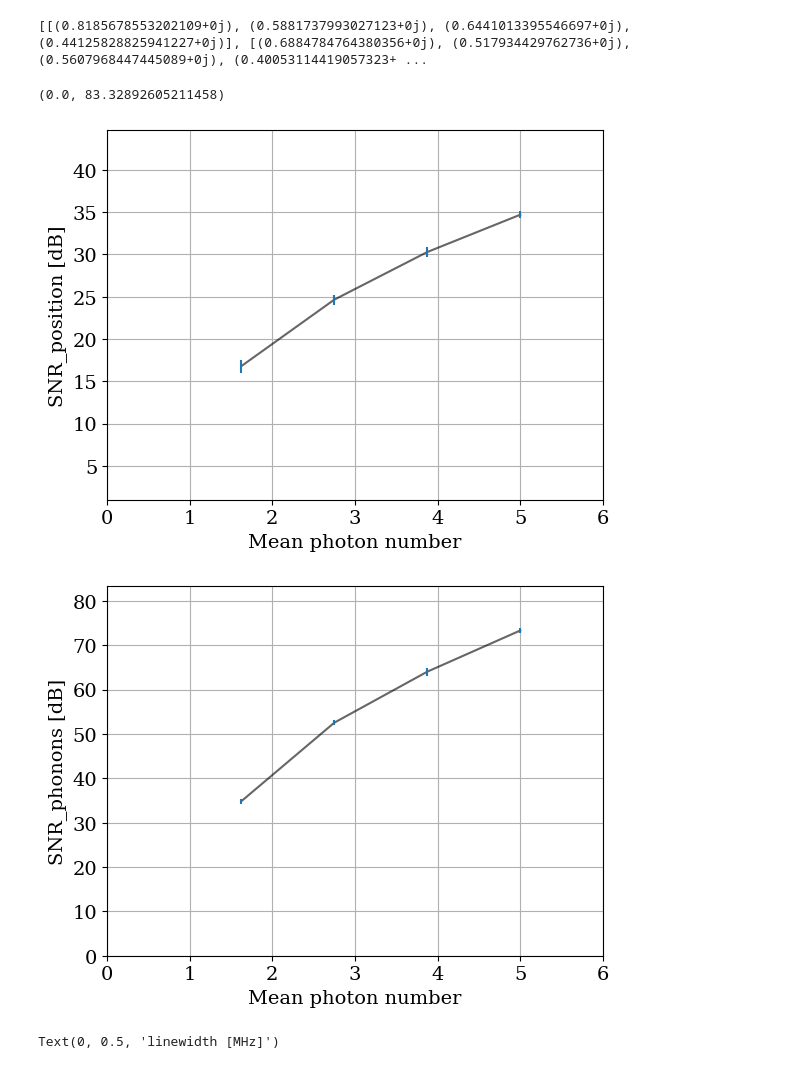
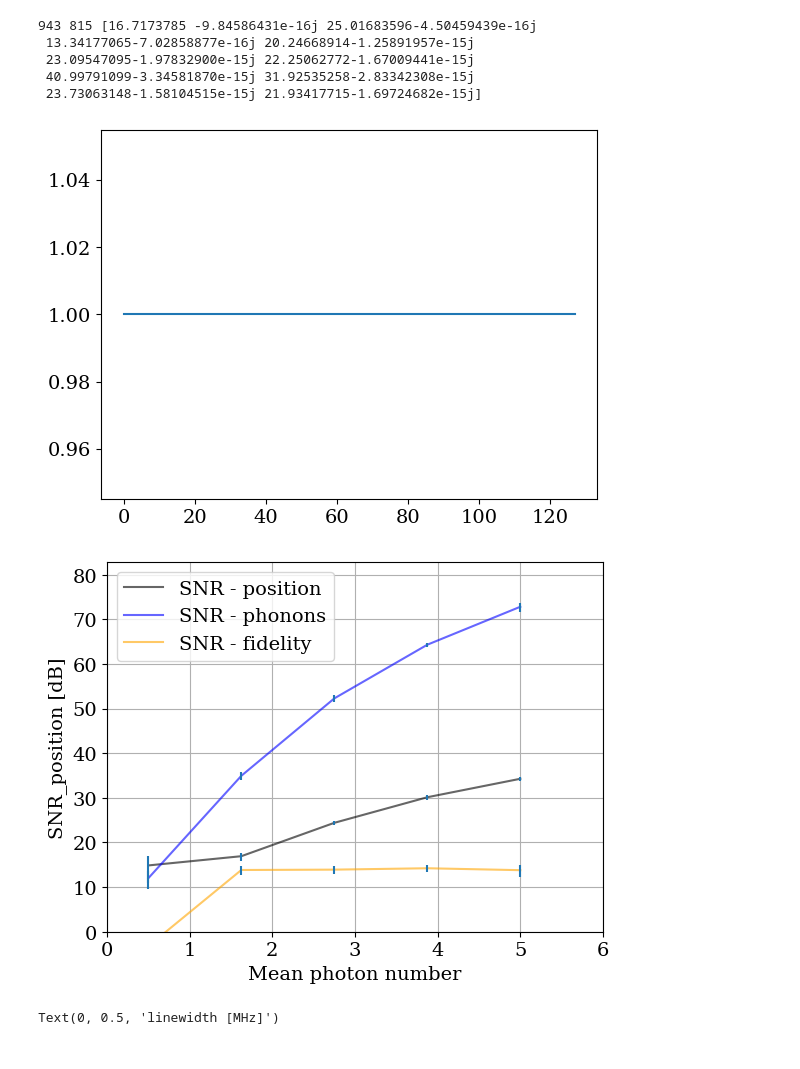
Before and after one commit to QuantumAdventures/single-photons, a Jupyter notebook: notebooks/5. SNR calculation and parameter space scanning.ipynb, the cells around one changed output. Saved outputs shown, nothing was run; the diff lists cells and outputs as text; code cells hidden in the pictures.

Commit message:
feat: update notebook number 5

```diff
--- a/notebooks/5. SNR calculation and parameter space scanning.ipynb
+++ b/notebooks/5. SNR calculation and parameter space scanning.ipynb
@@ -80,9 +80,9 @@ def compute_times(signal,time_step):
     acommodation = (idx_right-idx_max)*time_step
     return rising,acommodation,idx_left,idx_right
 
-def compute_SNR(signal, pulse_width, time_step, left, right, rising):
-    if (right-left)*time_step < 0.5*period:
-        return None
+def compute_SNR(signal, time_step, left, right):
+#    if (right-left)*time_step < 0.5*period:
+#        return None
     crop = signal[left:right]
     size = crop.shape[0]
     size = int(min(size,left))
@@ -140,13 +140,13 @@ def compute_fidelity(estimations, cov_matrix, cov_ss, step = 30):
         estimates = np.array(estimates)
         sampled_cov_matrix = np.array(sampled_cov_matrix)
         N = len(sampled_cov_matrix)
-        fidelity = np.zeros(N)
+        fidelity = np.zeros(N).astype(np.complex_)
         for i in range(N):
             du = estimates[i]
             V = np.linalg.pinv(sampled_cov_matrix[i] + cov_ss)
             fidelity[i] = compute_F0(sampled_cov_matrix[i],cov_ss)*\
             np.exp(-1/4*np.matmul(np.matmul(np.transpose(du),V),du))
-        return fidelity
+        return 1-(fidelity/fidelity.max())
 # %%
 delta_t = 1e-9
 rho = 2200
@@ -212,6 +212,15 @@ cost_states = np.array([[omega/2, 0, 0, 0],
                        ])
 X, L, G_fb = dare(Ad, Bd, cost_states, omega/(g_fb**2))
 cov_ss = dare(np.transpose(Ad), Bd, Q, R)[0]
+# %%
+def post_process_snr(snr):
+    if not np.equal(snr, None).sum():
+        mean_pos = np.mean(snr)
+        std_pos = np.std(snr)
+    else:
+        mean_pos = 0
+        std_pos = 0
+    return mean_pos, std_pos
 # %%
 numbers = np.linspace(0.5, 5, 5)
 widths = [0.4]#np.linspace(0.5,5.5,25)
@@ -324,47 +319,65 @@ leg.legend_handles[1].set_linewidth(1)
+# %%
+plt.plot(fidelity[phn_left:phn_right])
+print(phn_right, phn_left, SNR_fid)
+plt.show()
+# %% [output]
+943 815 [16.7173785 -9.84586431e-16j 25.01683596-4.50459439e-16j
+ 13.34177065-7.02858877e-16j 20.24668914-1.25891957e-15j
+ 23.09547095-1.97832900e-15j 22.25062772-1.67009441e-15j
+ 40.99791099-3.34581870e-15j 31.92535258-2.83342308e-15j
+ 23.73063148-1.58104515e-15j 21.93417715-1.69724682e-15j]
+[figure, added]
 # %%
 plt.rcParams["font.family"] = "Serif"
 plt.rcParams["font.size"] = 14
 Y = np.array(SNR_data)[0,:]
 num_pos = []
 mean_pos = []
 error_pos = [[],[]]
 num_phn = []
 mean_phn = []
 error_phn = [[],[]]
+num_fid, mean_fid, error_fid = [], [], [[], []]
 for i in range(Y.shape[0]):
     if Y[i][0][0]:
         num_pos.append(numbers[i])
         mean_pos.append(10*np.log10(Y[i][0][0]))
         error_pos[0].append(10*np.log10(Y[i][0][0]) - 10*np.log10(Y[i][0][0] - Y[i][0][1]))
         error_pos[1].append(10*np.log10(Y[i][0][0] + Y[i][0][1]) - 10*np.log10(Y[i][0][0]))
     if Y[i][1][0]:
         num_phn.append(numbers[i])
         mean_phn.append(10*np.log10(Y[i][1][0]))
         error_phn[0].append(10*np.log10(Y[i][1][0]) - 10*np.log10(Y[i][1][0] - Y[i][1][1]))
         error_phn[1].append(10*np.log10(Y[i][1][0] + Y[i][1][1]) - 10*np.log10(Y[i][1][0]))
-print(error_pos)
+    if Y[i][2][0]:
+        num_fid.append(numbers[i])
+        mean_fid.append(10*np.log10(Y[i][2][0]))
+        error_fid[0].append(10*np.log10(Y[i][2][0]) - 10*np.log10(Y[i][2][0] - Y[i][2][1]))
+        error_fid[1].append(10*np.log10(Y[i][2][0] + Y[i][2][1]) - 10*np.log10(Y[i][2][0]))
+
 fig1 = plt.figure()
 plt.grid()
-plt.plot(num_pos, mean_pos, alpha = 0.6, color = 'black')
-plt.errorbar(num_pos, mean_pos, yerr = error_pos, fmt = 'none')
+plt.plot(num_pos, mean_pos, alpha = 0.6, color = 'black', label='SNR - position')
+plt.errorbar(num_pos, mean_pos, yerr = error_pos, fmt = 'none', label='_SNR position')
 plt.xlabel('Mean photon number')
 plt.ylabel('SNR_position [dB]')
 plt.xlim([0, 1+numbers[-1]])
 plt.ylim([1, 10+max(mean_pos)])
 
-fig2 = plt.figure()
-plt.grid()
-plt.plot(num_phn, mean_phn, alpha = 0.6, color = 'black')
-plt.errorbar(num_phn, mean_phn, yerr = error_phn, fmt = 'none')
-plt.xlabel('Mean photon number')
-plt.ylabel('SNR_phonons [dB]')
+plt.plot(num_phn, mean_phn, alpha = 0.6, color = 'blue', label='SNR - phonons')
+plt.errorbar(num_phn, mean_phn, yerr = error_phn, fmt = 'none', label='_SNR')
+
+plt.plot(num_pos, mean_fid, alpha = 0.6, color = 'orange', label='SNR - fidelity')
+plt.errorbar(num_fid, mean_fid, yerr = error_fid, fmt = 'none', label='_SNR')
+
+#plt.xlabel('Mean photon number')
+#plt.ylabel('SNR_phonons [dB]')
 plt.xlim([0, 1+numbers[-1]])
 plt.ylim([0, 10+max(mean_phn)])
+plt.legend()
+plt.show()
 # %% [output]
-[[(0.8185678553202109+0j), (0.5881737993027123+0j), (0.6441013395546697+0j), (0.44125828825941227+0j)], [(0.6884784764380356+0j), (0.517934429762736+0j), (0.5607968447445089+0j), (0.40053114419057323+ ...
-(0.0, 83.32892605211458)
-[figure, old version]
+[figure, new version]
-[figure, removed]
 # %%
 upper = cm.jet(np.arange(256))
 lower = np.ones((int(256/4),4))
```
Also changed, not shown: parts of 2 cells of this notebook.
